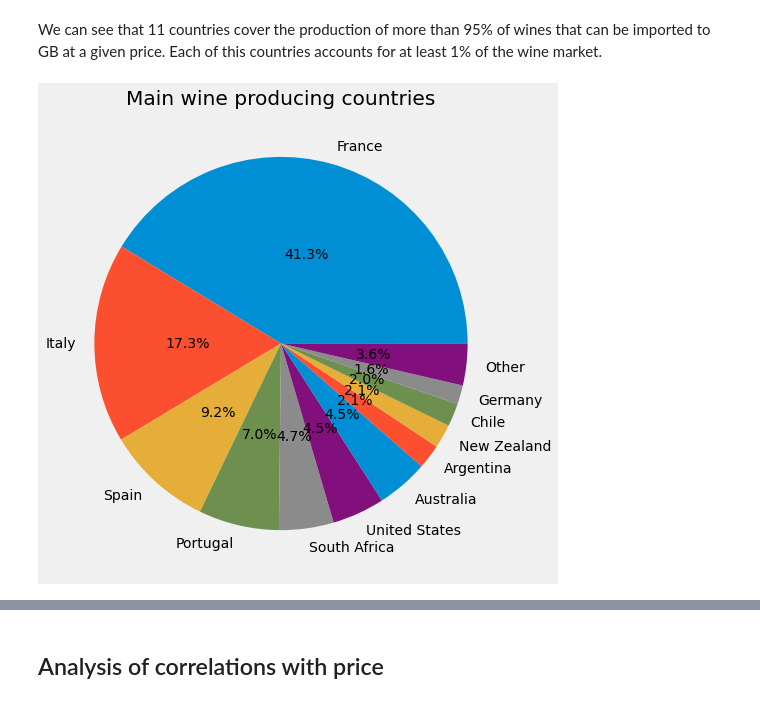
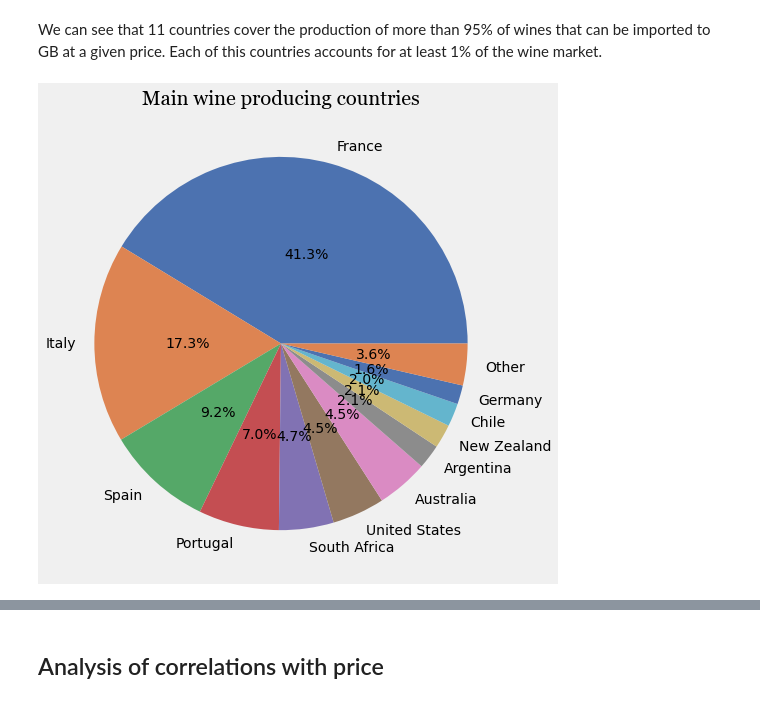
Before and after one commit to sveta-egorova/wine, a Jupyter notebook: data_analysis.ipynb, the cells around one changed output, grey strips where cells are left out. Cells and saved outputs as stored; diff of their text form; code cells hidden in the pictures.

```diff
--- a/data_analysis.ipynb
+++ b/data_analysis.ipynb
@@ -328,11 +359,12 @@ We can see that 11 countries cover the production of more than 95% of wines that
 # %%
 # plt.style.use('fivethirtyeight')
 plt.figure(figsize=(8, 8))
-plt.pie(country_freq, normalize=True, autopct="%.1f%%", labels=country_freq.keys(), pctdistance=0.5)
-plt.title('Main wine producing countries')
+# plt.get_cmap('tab20b')
+plt.pie(country_freq, normalize=True, autopct="%.1f%%", labels=country_freq.keys(), pctdistance=0.5, colors=sns.color_palette("deep"))
+plt.title('Main wine producing countries', fontname='Georgia')
 plt.show()
 # %% [output]
-[figure, old version]
+[figure, new version]
 # %%
 # plt.style.use('fivethirtyeight')
 type_freq = df['type_name'].value_counts()
```
Also changed, not shown: parts of 28 cells of this notebook.
